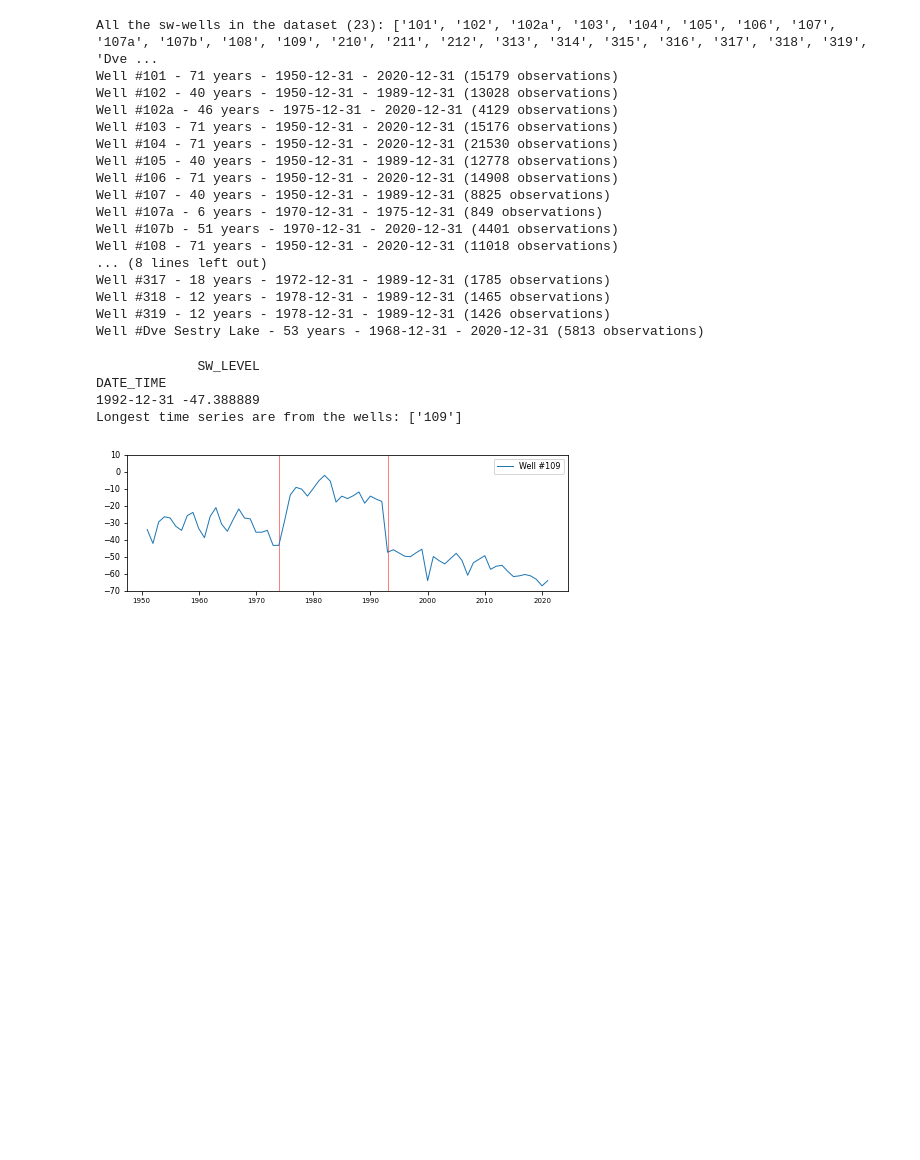
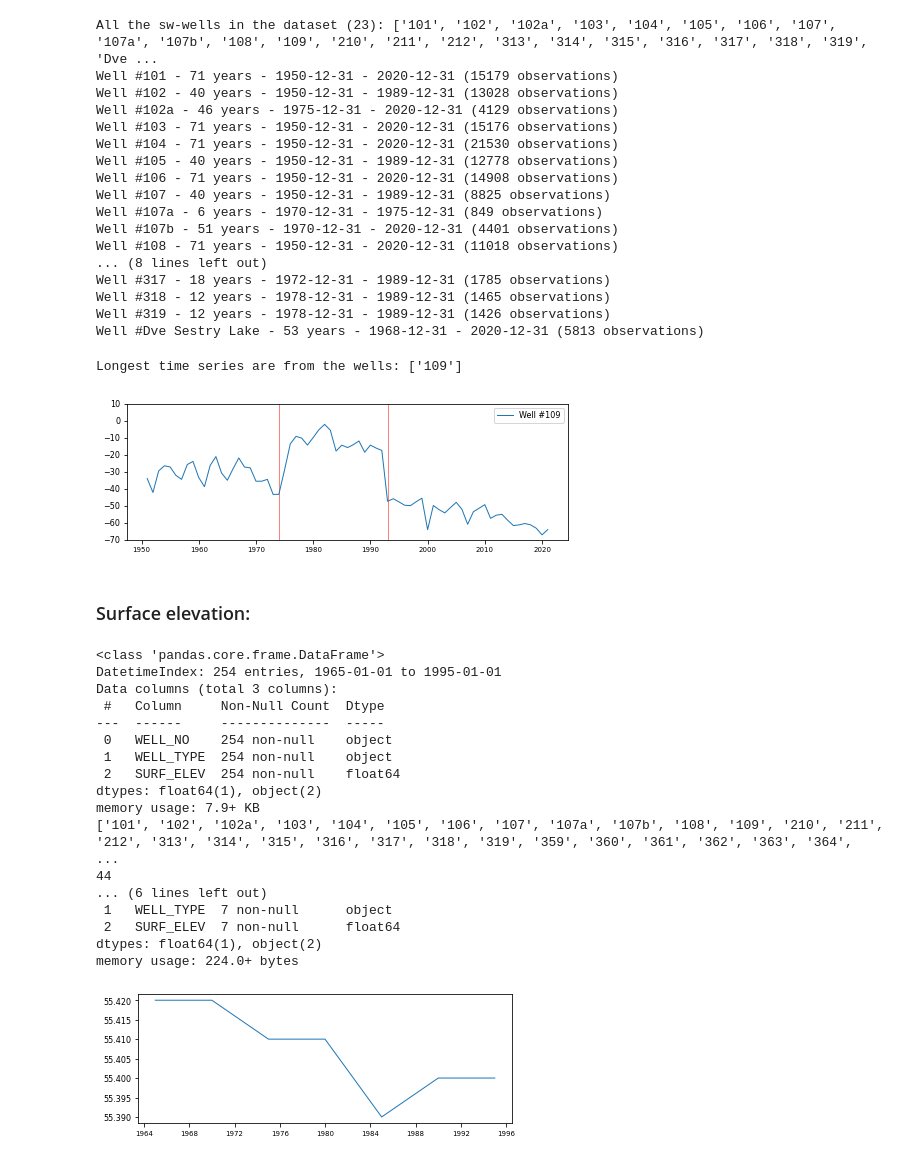
Before and after one commit to shi-hydrology/lammin-suo-plots, a Jupyter notebook: lammin_suo_plots.ipynb, the cells around one changed output. Drawn from its saved outputs; the diff is of its cells as text; code cells hidden in the pictures; blank space fills up the shorter version.

Commit message:
drafts for surface elevation changes

```diff
--- a/lammin_suo_plots.ipynb
+++ b/lammin_suo_plots.ipynb
@@ -869,7 +879,6 @@ for w in wells:
     # if len(df.index) == 71:
     if w == wl:
         longest_series.append(w)
-        print(df.loc[df.index.year == 1992])
         ax.plot(df.index, df["SW_LEVEL"], linewidth=1, label="Well #%s" % w)
 print("Longest time series are from the wells:", longest_series)
 ax.set_ylim((-70, 10))
@@ -883,8 +892,53 @@ fig.tight_layout()
 fig_path = os.path.join(fig_dir, "test_SW_depth_%s.png" % wl)
 plt.savefig(fig_path, dpi=300, transparent=False, facecolor="white")
 # %% [output]
-             SW_LEVEL
-DATE_TIME
-1992-12-31 -47.388889
 Longest time series are from the wells: ['109']
 [figure]
+# %% [markdown]
+### Surface elevation:
+# %%
+f = "surface-elevation_5y_1965-1995.csv"
+
+fig, ax = plt.subplots()
+fig.set_size_inches(2*wu, 1*hu)
+
+tmp = pd.read_csv(os.path.join(work_dir, f), comment='#')
+tmp["DATE_TIME"] = pd.to_datetime(tmp["DATE_TIME"], format='%Y')
+
+tmp.set_index("DATE_TIME", inplace=True)
+tmp.sort_index(inplace=True)
+tmp.info()
+
+wells = sorted(tmp["WELL_NO"].unique())
+print(wells)
+num = len(wells)
+print(num)
+
+wl = "104"
+
+longest_series = []
+for w in wells:
+    df = tmp.loc[tmp["WELL_NO"] == w]
+    if w == wl:
+        df.info()
+        longest_series.append(w)
+        ax.plot(df.index, df["SURF_ELEV"], linewidth=1, label="Well #%s" % w)
+# %% [output]
+<class 'pandas.core.frame.DataFrame'>
+DatetimeIndex: 254 entries, 1965-01-01 to 1995-01-01
+Data columns (total 3 columns):
+ #   Column     Non-Null Count  Dtype
+---  ------     --------------  -----
+ 0   WELL_NO    254 non-null    object
+ 1   WELL_TYPE  254 non-null    object
+ 2   SURF_ELEV  254 non-null    float64
+dtypes: float64(1), object(2)
+memory usage: 7.9+ KB
+['101', '102', '102a', '103', '104', '105', '106', '107', '107a', '107b', '108', '109', '210', '211', '212', '313', '314', '315', '316', '317', '318', '319', '359', '360', '361', '362', '363', '364',  ...
+44
+... (6 lines left out)
+ 1   WELL_TYPE  7 non-null      object
+ 2   SURF_ELEV  7 non-null      float64
+dtypes: float64(1), object(2)
+memory usage: 224.0+ bytes
+[figure, added]
```
Also changed, not shown: parts of 2 cells of this notebook.
